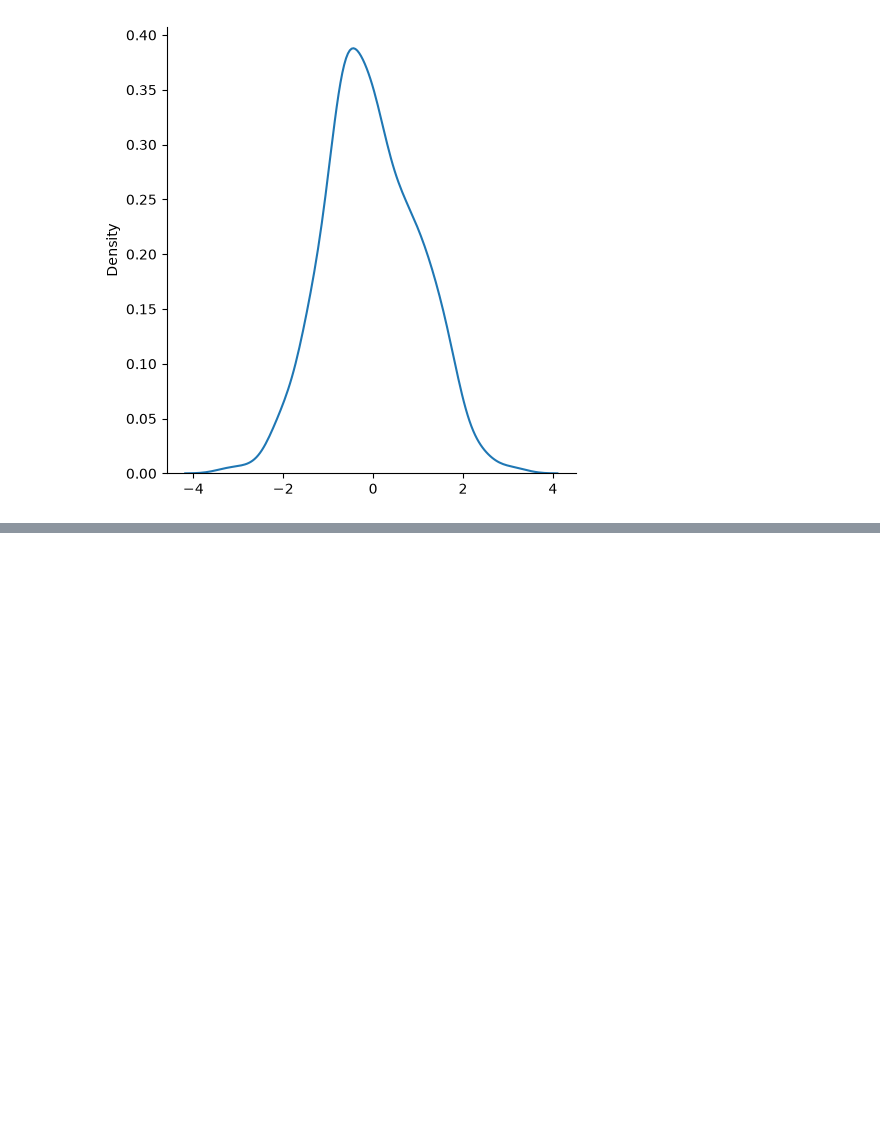
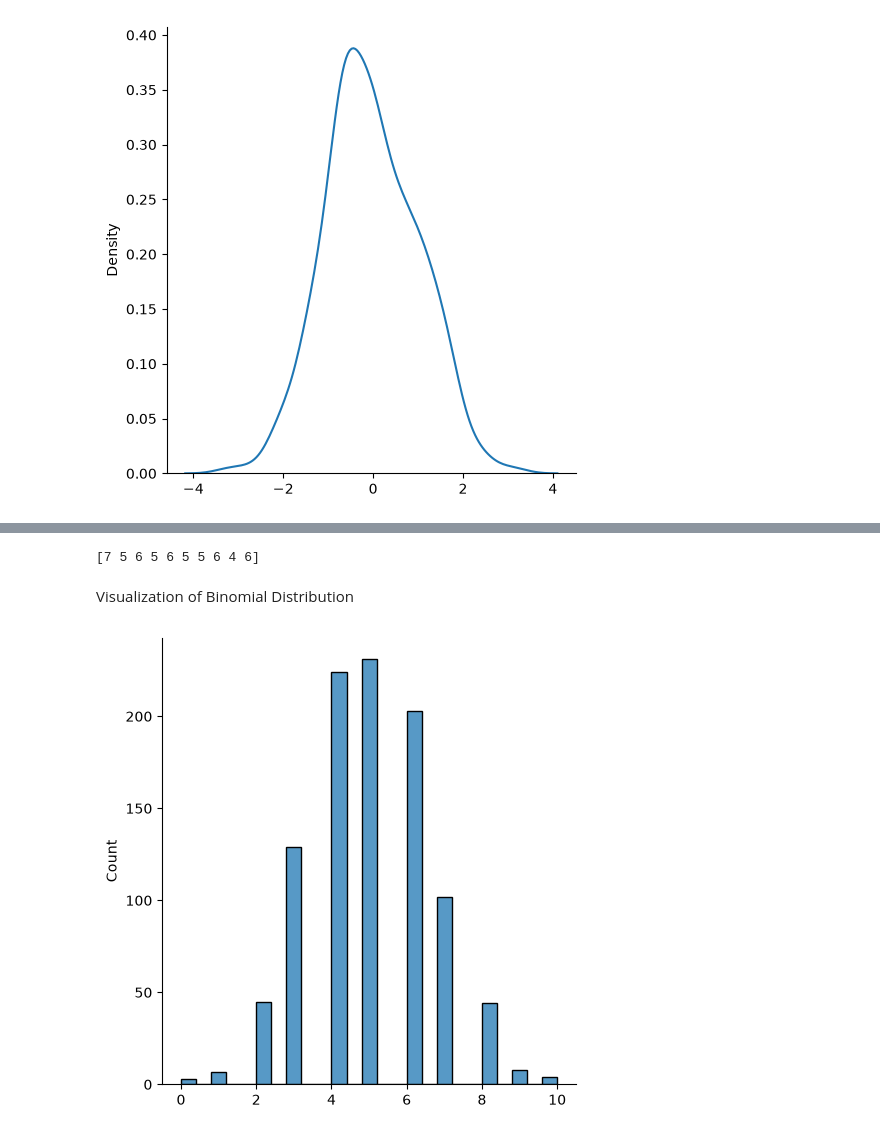
Before and after one commit to malayofficialcse-dev/Data-Science-and-Machine-Learning-, a Jupyter notebook: numpy.ipynb, the cells around one changed output, grey strips where cells are left out. Drawn from its saved outputs; the diff is of its cells as text; code cells hidden in the pictures; blank space fills up the shorter version.

Commit message:
binomial distribution

```diff
--- a/numpy.ipynb
+++ b/numpy.ipynb
@@ -836,0 +846,12 @@ plt.show()
+# %%
+x=random.binomial(n=10,p=0.5,size=10)
+print(x)
+# %% [output]
+[7 5 6 5 6 5 5 6 4 6]
+# %% [markdown]
+Visualization of Binomial Distribution
+# %%
+sns.displot(random.binomial(n=10,p=0.5,size=1000))
+plt.show()
+# %% [output]
+[figure, added]
```
Also changed, not shown: parts of 3 cells of this notebook.
